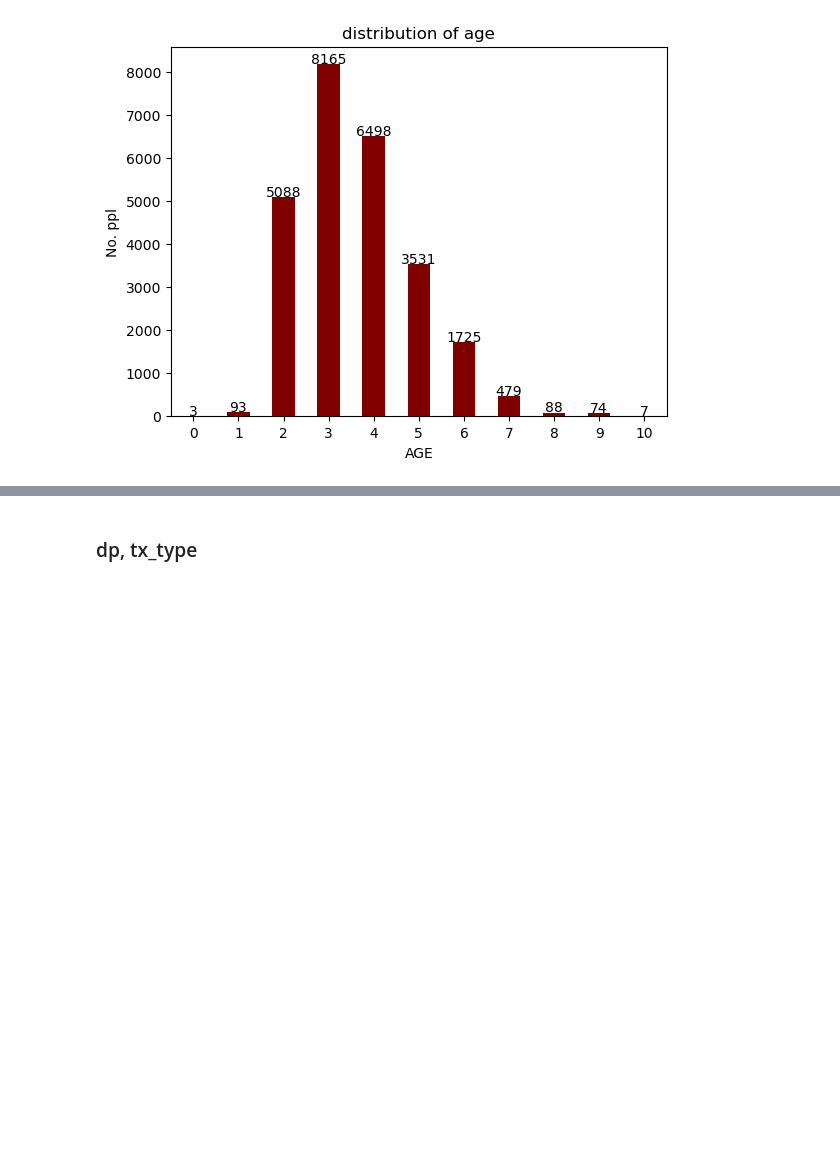
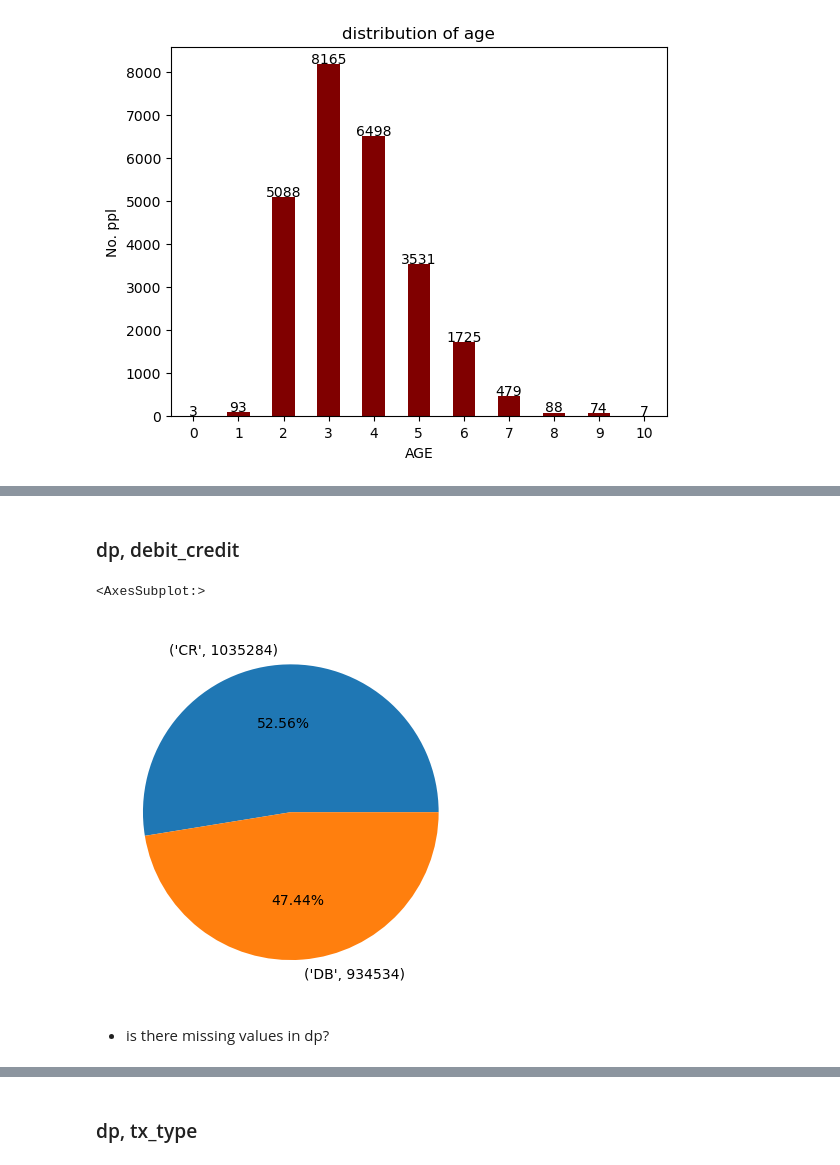
Before and after one commit to y4c6/DMfin, a Jupyter notebook: data_visualization.ipynb, the cells around one changed output, grey strips where cells are left out. Drawn from its saved outputs; the diff is of its cells as text; code cells hidden in the pictures; blank space fills up the shorter version.

```diff
--- a/data_visualization.ipynb
+++ b/data_visualization.ipynb
@@ -320,3 +320,13 @@ custinfo.groupby('AGE').size().plot(kind = "bar", ylabel="No. ppl", rot=1, color
 addlabels(n_age_group.index, age_group.size(), 15)
 # %% [output]
 [figure]
+# %%
+%matplotlib inline
+import matplotlib.pyplot as plt
+
+# function to add value labels
+def addpielabels(target):
+    pielabels = []
+    for i in range(len(target)):
+        pielabels.append((target.index[i], target.values[i]))
+    return pielabels
@@ -324,0 +460,9 @@ addlabels(n_age_group.index, age_group.size(), 15)
+# %% [markdown]
+### dp, debit_credit
+# %%
+dp.groupby('debit_credit').size().plot(kind = 'pie', labels = addpielabels(dp['debit_credit'].value_counts()), autopct='%.2f%%')
+# %% [output]
+<AxesSubplot:>
+[figure, added]
+# %% [markdown]
+- is there missing values in dp?
```
Also changed, not shown: parts of 37 cells of this notebook.
